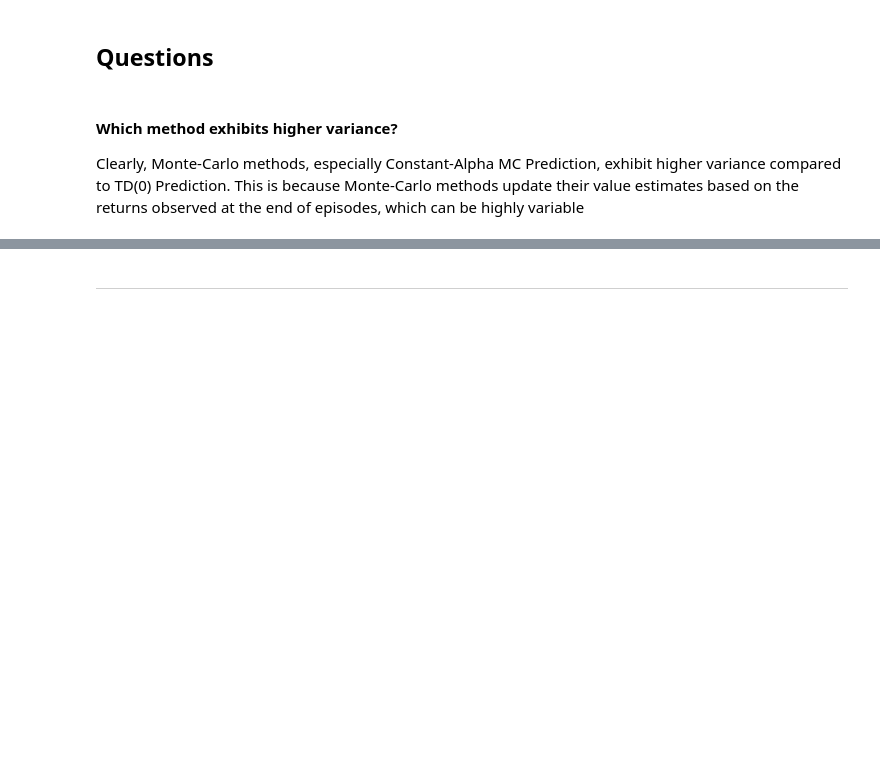
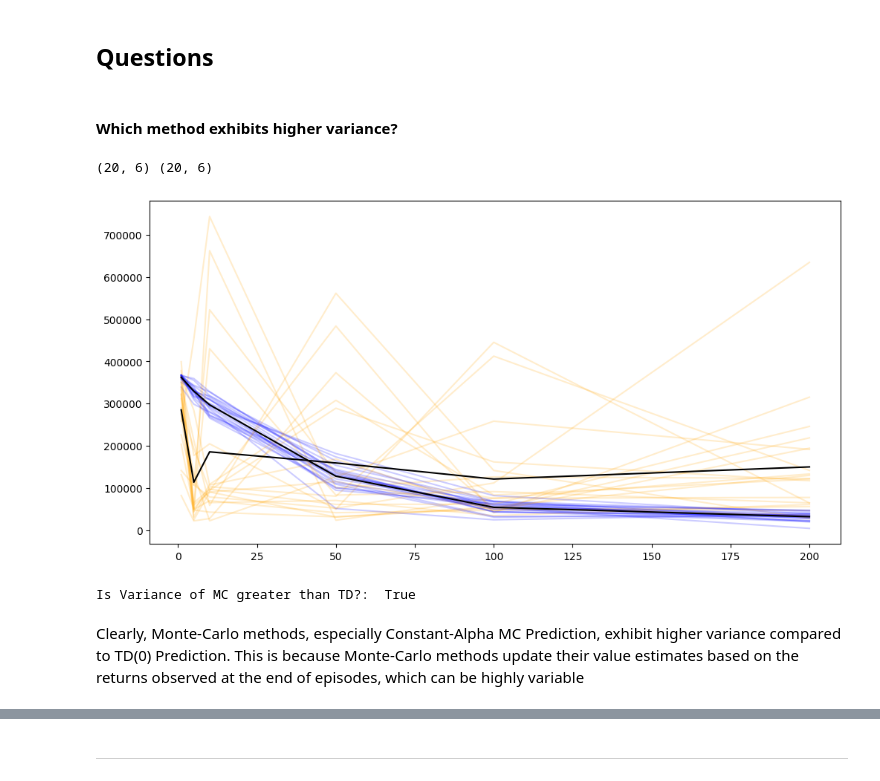
Before and after one commit to hanani8/onprivateduty, a Jupyter notebook: public/RL-Assignments/Assignment-1/2_MC-vs-TD/assignment.ipynb, the cells around one changed output, grey strips where cells are left out. Saved outputs shown, nothing was run; the diff lists cells and outputs as text; code cells hidden in the pictures; blank space fills up the shorter version.

Commit message:
RL-Assignment 1 Q2 Variance Claculation

```diff
--- a/public/RL-Assignments/Assignment-1/2_MC-vs-TD/assignment.ipynb
+++ b/public/RL-Assignments/Assignment-1/2_MC-vs-TD/assignment.ipynb
@@ -396,8 +396,59 @@ plt.show()
 ## Questions
 # %% [markdown]
 #### Which method exhibits higher variance?
-
-Clearly, Monte-Carlo methods, especially Constant-Alpha MC Prediction, exhibit higher variance compared to TD(0) Prediction. This is because Monte-Carlo methods update their value estimates based on the returns observed at the end of episodes, which can be highly variable
+# %%
+num_runs = 20
+alpha = 0.5
+episode_points_ = [1, 5, 10, 50, 100, 200]
+# episode_points_ = [1, 5, 10]
+
+
+env = gym.make("CliffWalking-v1", render_mode="rgb_array", max_episode_steps=MAX_EPISODES_STEPS)
+
+mc_runs = []
+td_runs = []
+
+for i in range(num_runs):
+    mc_values, mc_intermediate_Vs = first_visit_mc_prediction(env, policy, num_episodes=max(episode_points_), gamma=1.0, alpha=alpha, return_v_at_points=episode_points_)
+    td_values, td_intermediate_Vs = td_zero_prediction(env, policy, num_episodes=max(episode_points_), alpha=alpha, gamma=1.0, return_v_at_points=episode_points_)
+
+    mse_mc = [np.mean((V - v_intermediate) ** 2) for v_intermediate in mc_intermediate_Vs]
+    mse_td = [np.mean((V - v_intermediate) ** 2) for v_intermediate in td_intermediate_Vs]
+
+    mc_runs.append(mse_mc)
+    td_runs.append(mse_td)
+
+env.close()
+
+# Plotting
+# plt.figure(figsize=(12, 6))
+# %%
+mc_runs_np = np.array(mc_runs)
+td_runs_np = np.array(td_runs)
+
+print(mc_runs_np.shape, td_runs_np.shape)
+# %% [output]
+(20, 6) (20, 6)
+# %%
+# Plotting
+plt.figure(figsize=(12, 6))
+for i in range(num_runs):
+    plt.plot(episode_points_, mc_runs_np[i], label=f'MC (alpha={alpha})', color='orange', alpha=0.2)
+    plt.plot(episode_points_, td_runs_np[i], label=f'TD(0) (alpha={alpha})', color='blue', alpha=0.2)
+
+plt.plot(episode_points_, np.mean(mc_runs_np, axis=0), label=f'MC-Mean', color='black')
+plt.plot(episode_points_, np.mean(td_runs_np, axis=0), label=f'TD-Mean', color='black')
+
+
+plt.show()
+# %% [output]
+[figure, added]
+# %%
+print("Is Variance of MC greater than TD?: ",np.var(mc_runs_np) > np.var(td_runs_np))
+# %% [output]
+Is Variance of MC greater than TD?:  True
+# %% [markdown]
+Clearly, Monte-Carlo methods, especially Constant-Alpha MC Prediction, exhibit higher variance compared to TD(0) Prediction. This is because Monte-Carlo methods update their value estimates based on the returns observed at the end of episodes, which can be highly variable
 # %% [markdown]
 #### Which method learns faster in early training?
 
```
Also changed, not shown: parts of 3 cells of this notebook, 3 other files.
